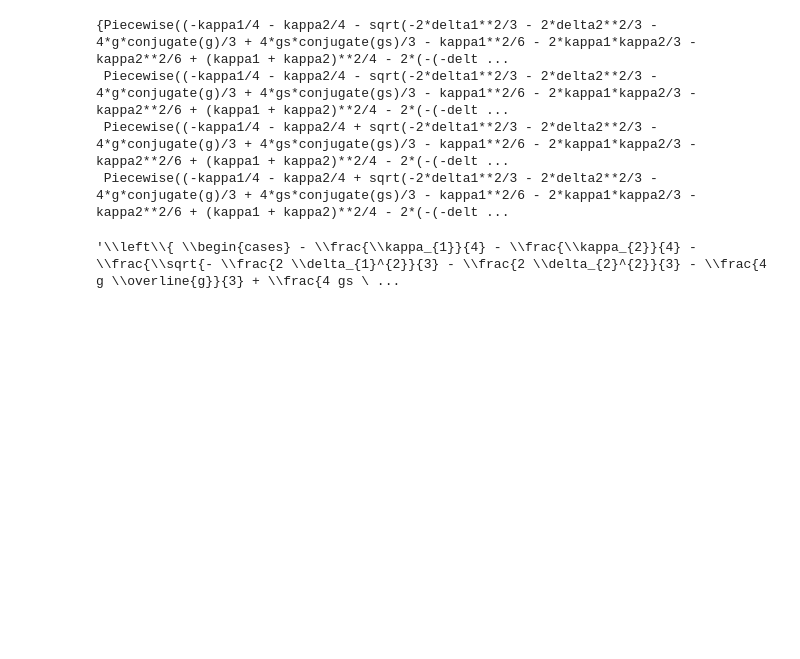
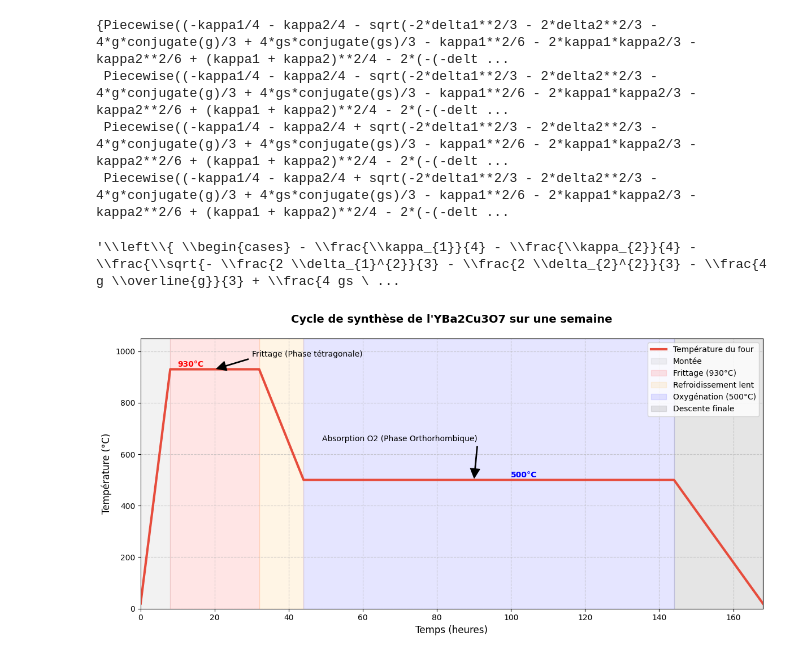
Before and after one commit to nicolasmalet/Quantum-Learn, a Jupyter notebook: Test.ipynb, the cells around one changed output. Drawn from its saved outputs; the diff is of its cells as text; code cells hidden in the pictures; blank space fills up the shorter version.

```diff
--- a/Test.ipynb
+++ b/Test.ipynb
@@ -201,3 +220,48 @@ eigs
 sp.latex(eigs)
 # %% [output]
 '\\left\\{ \\begin{cases} - \\frac{\\kappa_{1}}{4} - \\frac{\\kappa_{2}}{4} - \\frac{\\sqrt{- \\frac{2 \\delta_{1}^{2}}{3} - \\frac{2 \\delta_{2}^{2}}{3} - \\frac{4 g \\overline{g}}{3} + \\frac{4 gs \ ...
+# %%
+import matplotlib.pyplot as plt
+import numpy as np
+
+# Configuration des données du cycle (Temps en heures, Température en °C)
+# 1 semaine = 168 heures
+temps = [0, 8, 32, 44, 144, 168]
+température = [20, 930, 930, 500, 500, 20]
+
+# Création du graphique
+plt.figure(figsize=(12, 6), dpi=100)
+plt.plot(temps, température, color='#e74c3c', linewidth=3, label="Température du four")
+
+# Personnalisation des axes
+plt.title("Cycle de synthèse de l'YBa2Cu3O7 sur une semaine", fontsize=14, fontweight='bold', pad=20)
+plt.xlabel("Temps (heures)", fontsize=12)
+plt.ylabel("Température (°C)", fontsize=12)
+plt.grid(True, linestyle='--', alpha=0.6)
+plt.xlim(0, 168)
+plt.ylim(0, 1050)
+
+# Ajout des zones colorées pour les phases
+plt.axvspan(0, 8, color='gray', alpha=0.1, label="Montée")
+plt.axvspan(8, 32, color='red', alpha=0.1, label="Frittage (930°C)")
+plt.axvspan(32, 44, color='orange', alpha=0.1, label="Refroidissement lent")
+plt.axvspan(44, 144, color='blue', alpha=0.1, label="Oxygénation (500°C)")
+plt.axvspan(144, 168, color='gray', alpha=0.2, label="Descente finale")
+
+# Annotations pour les points clés
+plt.annotate('Frittage (Phase tétragonale)', xy=(20, 930), xytext=(30, 980),
+             arrowprops=dict(facecolor='black', shrink=0.05, width=1))
+
+plt.annotate('Absorption O2 (Phase Orthorhombique)', xy=(90, 500), xytext=(70, 650),
+             arrowprops=dict(facecolor='black', shrink=0.05, width=1), ha='center')
+
+# Affichage des valeurs sur les paliers
+plt.text(10, 940, "930°C", fontweight='bold', color='red')
+plt.text(100, 510, "500°C", fontweight='bold', color='blue')
+
+# Légende et affichage
+plt.legend(loc='upper right')
+plt.tight_layout()
+plt.show()
+# %% [output]
+[figure, added]
```
Also changed, not shown: parts of 7 cells of this notebook, 9 other files.
